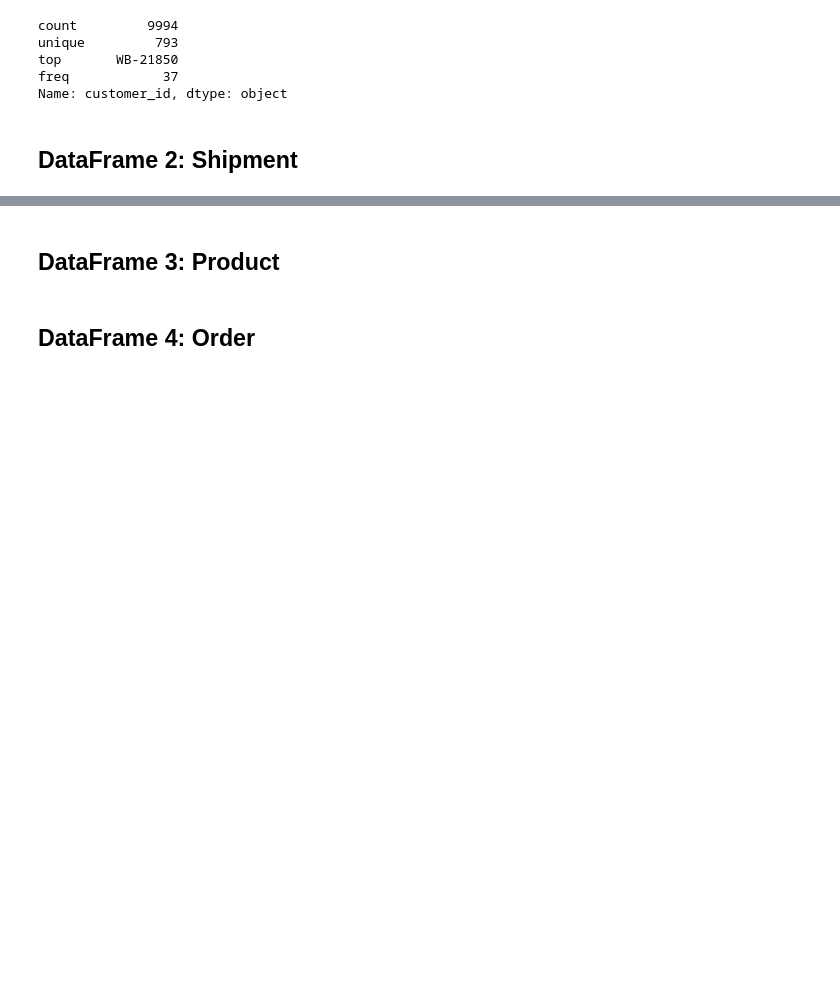
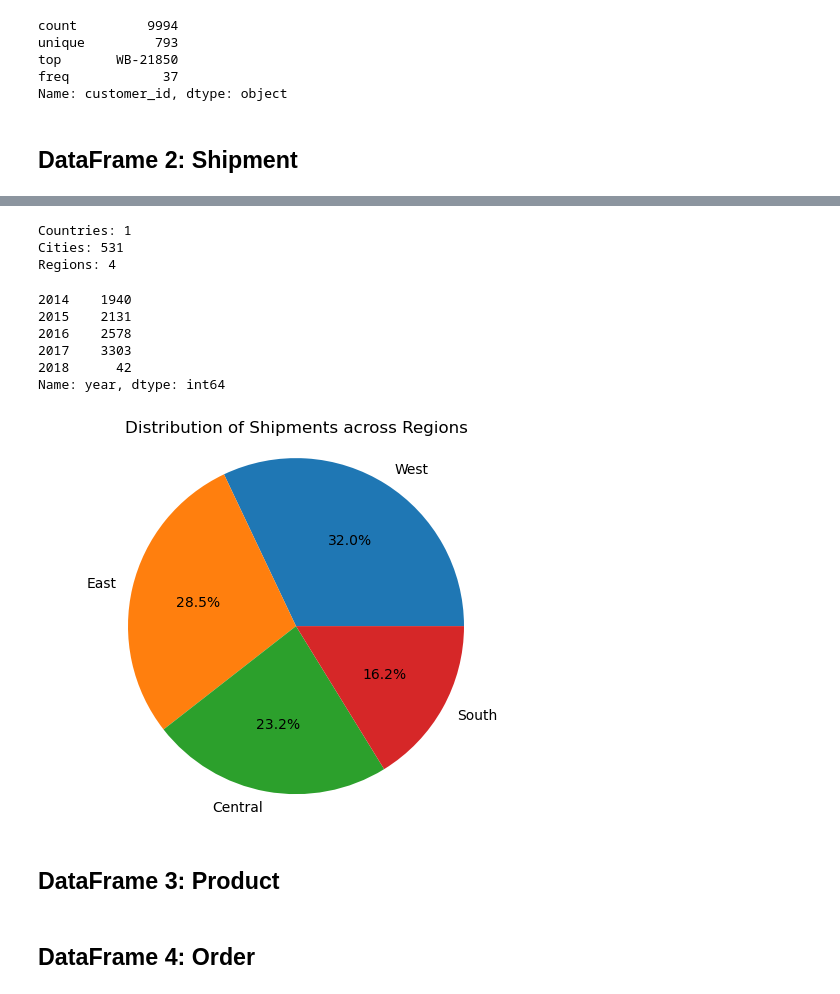
Before and after one commit to MaxLopezSalgado/superstore_e-commerce, a Jupyter notebook: eda/eda.ipynb, the cells around one changed output, grey strips where cells are left out. Drawn from its saved outputs; the diff is of its cells as text; code cells hidden in the pictures; blank space fills up the shorter version.

```diff
--- a/eda/eda.ipynb
+++ b/eda/eda.ipynb
@@ -333,4 +351,27 @@ Name: customer_id, dtype: object
 # %%
 # Explore the countries, cities, and regions represented in the dataset.
+countries = shipment['country'].nunique()
+cities = shipment['city'].nunique()
+regions = shipment['region'].nunique()
+
+print('Countries:', countries)
+print('Cities:', cities)
+print('Regions:', regions)
+# %% [output]
+Countries: 1
+Cities: 531
+Regions: 4
 # %%
 # Analyze the distribution of shipments over time using the 'ship_date' column.
+shipment['ship_date'] = pd.to_datetime(shipment['ship_date'])
+shipment['year'] = shipment['ship_date'].dt.year
+
+shipments_over_time = shipment['year'].value_counts().sort_index()
+print(shipments_over_time)
+# %% [output]
+2014    1940
+2015    2131
+2016    2578
+2017    3303
+2018      42
+Name: year, dtype: int64
@@ -339,5 +378,13 @@ Name: customer_id, dtype: object
 # %%
 # Pie chart: Visualize the distribution of shipments across different regions using a pie chart.
+region_counts = shipment['region'].value_counts()
+
+plt.pie(region_counts.values, labels=region_counts.index, autopct='%1.1f%%')
+plt.title('Distribution of Shipments across Regions')
+plt.axis('equal')
+plt.show()
+# %% [output]
+[figure, added]
 # %% [markdown]
 ## DataFrame 3: Product
 # %%
```
Also changed, not shown: parts of 3 cells of this notebook.
